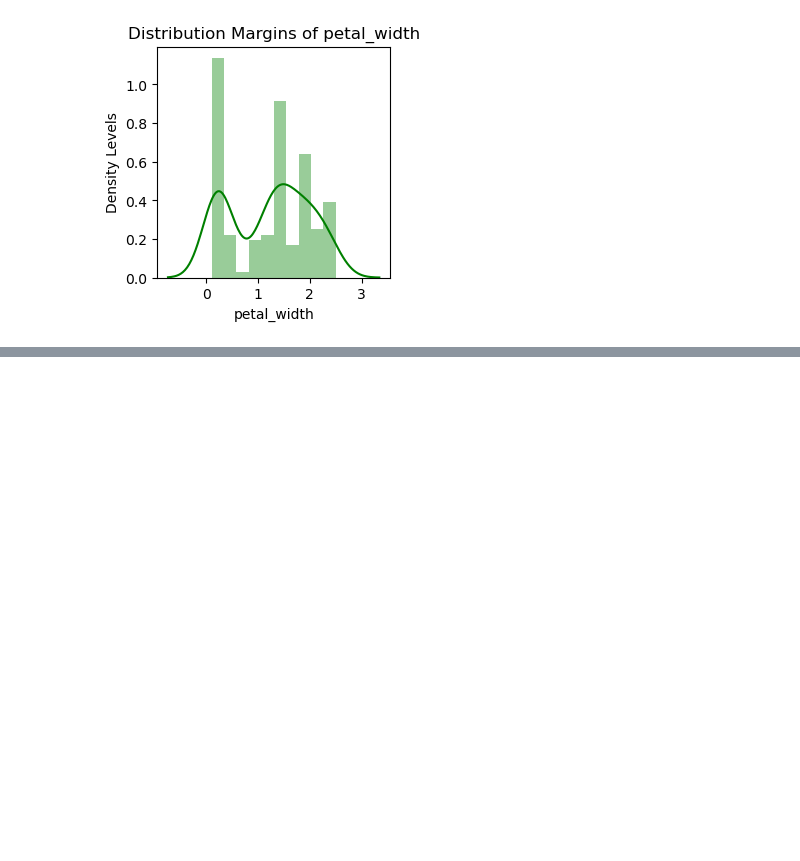
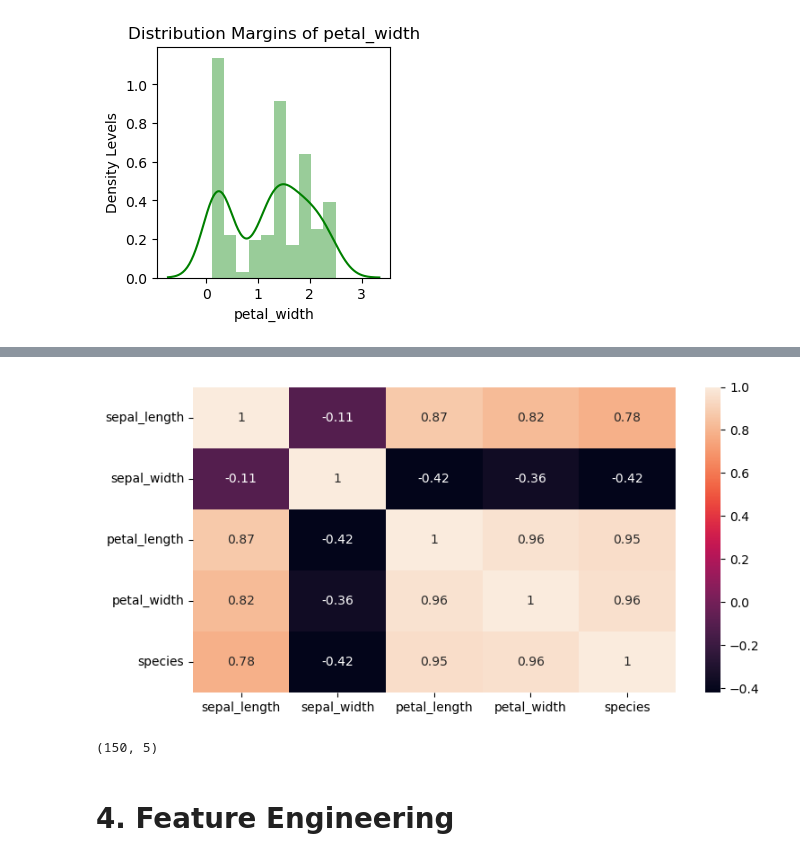
Before and after one commit to Equivocal-Richie/CODSOFT, a Jupyter notebook: Iris Flower Classification/Iris Flower Classification.ipynb, the cells around one changed output, grey strips where cells are left out. Saved outputs shown, nothing was run; the diff lists cells and outputs as text; code cells hidden in the pictures; blank space fills up the shorter version.

```diff
--- a/Iris Flower Classification/Iris Flower Classification.ipynb
+++ b/Iris Flower Classification/Iris Flower Classification.ipynb
@@ -138,0 +155,3 @@ for col in iris_data_features:
+# %%
+iris_data["species"] = iris_data["species"].astype("category").cat.codes
+iris_data.head()
@@ -138,0 +175,15 @@ for col in iris_data_features:
+# %%
+# Let's visualize the correlations
+plt.figure(figsize=(8,4))
+sns.heatmap(iris_data.corr(), annot=True)
+
+plt.tight_layout()
+plt.show()
+# %% [output]
+[figure, added]
+# %%
+iris_data.shape
+# %% [output]
+(150, 5)
+# %% [markdown]
+<h1><b>4. Feature Engineering</b></h1>
```
Also changed, not shown: parts of 20 cells of this notebook.
